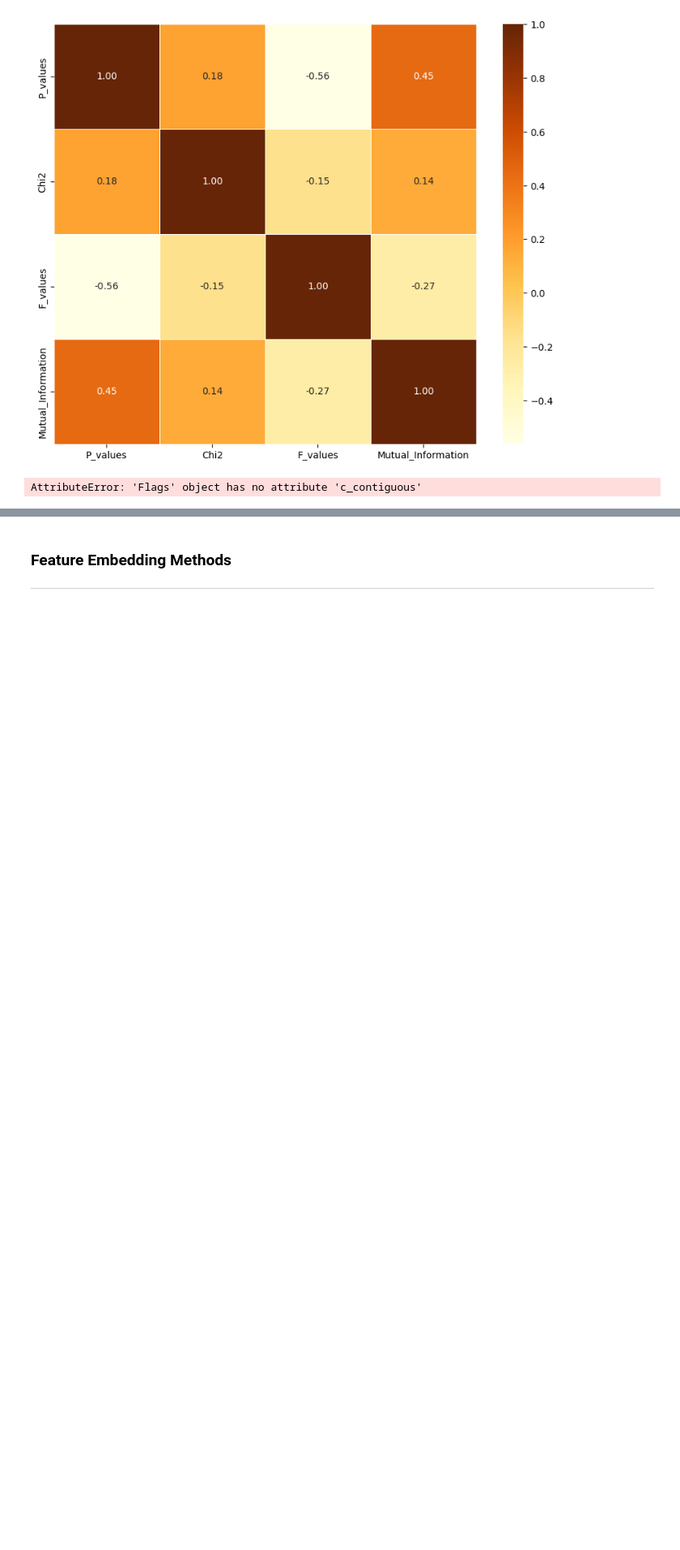
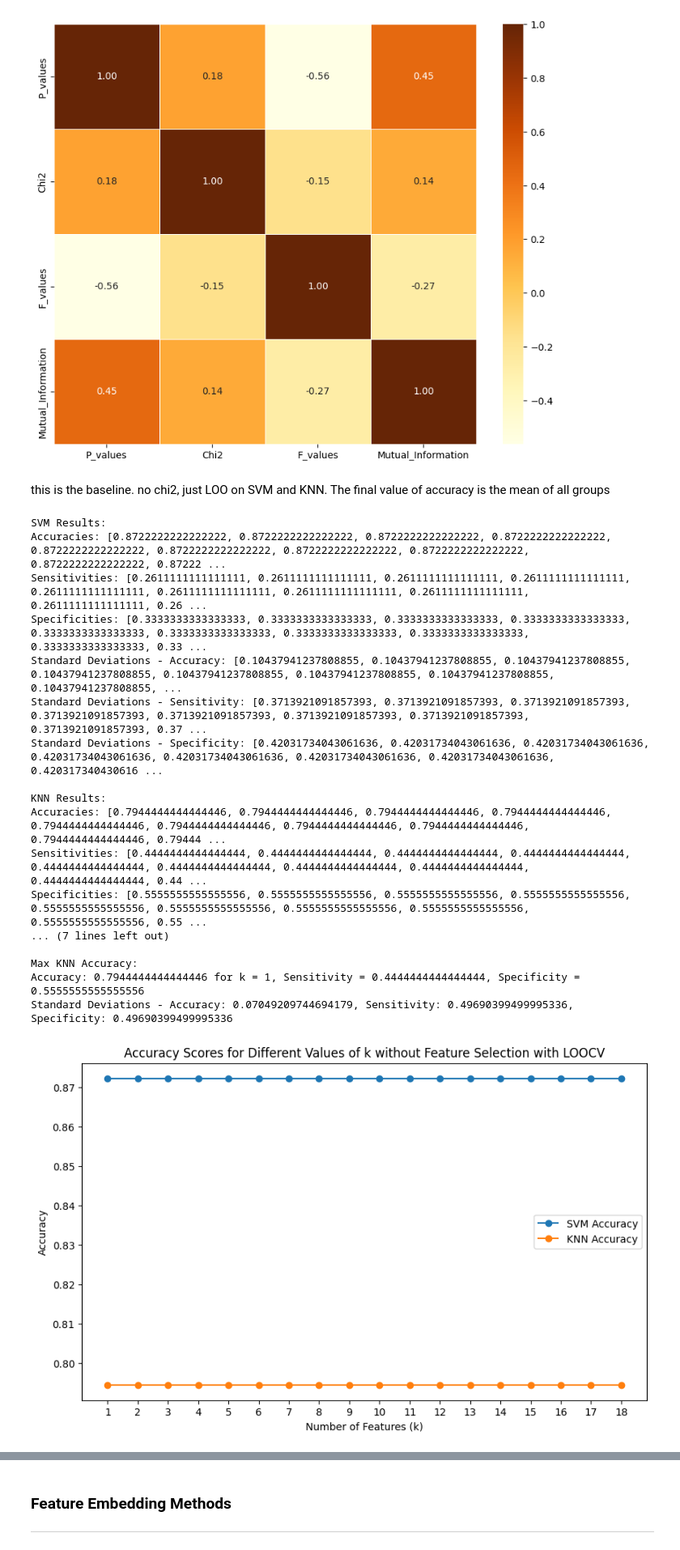
Before and after one commit to AlexandruRO45/ML_DS_Case_Studies, a Jupyter notebook: Feature engineering/Case_Study.ipynb, the cells around one changed output, grey strips where cells are left out. Shown at 81% size. Saved outputs shown, nothing was run; the diff lists cells and outputs as text; code cells hidden in the pictures; blank space fills up the shorter version.

```diff
--- a/Feature engineering/Case_Study.ipynb
+++ b/Feature engineering/Case_Study.ipynb
@@ -332,6 +332,8 @@ sns.heatmap(corr_matrix, annot=True, cmap='YlOrBr', fmt='.2f', linewidths=0.5)
 plt.show()
 # %% [output]
 [figure]
+# %% [markdown]
+this is the baseline. no chi2, just LOO on SVM and KNN. The final value of accuracy is the mean of all groups
 # %%
 groups = np.repeat(np.arange(1, 19), 10)
 
@@ -372,21 +374,24 @@ for k in range(1, 19):  # You can adjust the range based on your requirements
 
         # Calculate sensitivity and specificity for SVM
         conf_matrix_svm = confusion_matrix(y_test, svm_predictions)
-        conf_matrix_svm = np.squeeze(conf_matrix_svm)  # Ensure it's a 1D array
 
-        if conf_matrix_svm.ndim == 0:  # Check if it's a 0-dimensional array
-            tn, fp, fn, tp = 0, 0, 0, conf_matrix_svm[()]
+        # Ensure it's a 2x2 array
+        if conf_matrix_svm.shape == (2, 2):
+            tn, fp, fn, tp = conf_matrix_svm.ravel()
         else:
-            tn, fp, fn, tp = conf_matrix_svm[0], 0, 0, conf_matrix_svm[1]
+            # Handle the case where the confusion matrix has a different shape (e.g., due to multi-class)
+            # You can choose how to handle it, for example, by setting all values to 0
+            tn, fp, fn, tp = 0, 0, 0, 0
 
         # Avoid division by zero
-        denominator_sensitivity = (tp + fn) if np.any(tp + fn) else 1
-        denominator_specificity = (tn + fp) if np.any(tn + fp) else 1
+        denominator_sensitivity = (tp + fn) if (tp + fn != 0) else 1
+        denominator_specificity = (tn + fp) if (tn + fp != 0) else 1
 
-        # Check if denominator is not zero before performing division
+        # Calculate sensitivity and specificity
         sensitivity = tp / denominator_sensitivity
         specificity = tn / denominator_specificity
 
+        # Now, you can append sensitivity and specificity to the respective lists
         svm_accuracy_group.append(accuracy_score(y_test, svm_predictions))
         svm_sensitivity_group.append(sensitivity)
         svm_specificity_group.append(specificity)
@@ -459,34 +464,51 @@ max_svm_accuracy_std = svm_accuracy_std[svm_accuracies.index(max_svm_accuracy)]
 max_svm_sensitivity_std = svm_sensitivity_std[svm_accuracies.index(max_svm_accuracy)]
 max_svm_specificity_std = svm_specificity_std[svm_accuracies.index(max_svm_accuracy)]
 
 max_knn_accuracy = max(knn_accuracies)
 max_knn_k = knn_accuracies.index(max_knn_accuracy) + 1  # Adding 1 because the index starts from 0
 max_knn_sensitivity = knn_sensitivities[knn_accuracies.index(max_knn_accuracy)]
 max_knn_specificity = knn_specificities[knn_accuracies.index(max_knn_accuracy)]
 max_knn_accuracy_std = knn_accuracy_std[knn_accuracies.index(max_knn_accuracy)]
 max_knn_sensitivity_std = knn_sensitivity_std[knn_accuracies.index(max_knn_accuracy)]
 max_knn_specificity_std = knn_specificity_std[knn_accuracies.index(max_knn_accuracy)]
 
 print("\nMax SVM Accuracy:")
 print(f"Accuracy: {max_svm_accuracy} for k = {max_svm_k}, Sensitivity = {max_svm_sensitivity}, Specificity = {max_svm_specificity}")
 print(f"Standard Deviations - Accuracy: {max_svm_accuracy_std}, Sensitivity: {max_svm_sensitivity_std}, Specificity: {max_svm_specificity_std}")
 
 print("\nMax KNN Accuracy:")
 print(f"Accuracy: {max_knn_accuracy} for k = {max_knn_k}, Sensitivity = {max_knn_sensitivity}, Specificity = {max_knn_specificity}")
 print(f"Standard Deviations - Accuracy: {max_knn_accuracy_std}, Sensitivity: {max_knn_sensitivity_std}, Specificity: {max_knn_specificity_std}")
 
 # Plot the accuracy scores for different values of k
 plt.figure(figsize=(10, 6))
 plt.plot(range(1, 19), svm_accuracies, marker='o', label='SVM Accuracy')
 plt.plot(range(1, 19), knn_accuracies, marker='o', label='KNN Accuracy')
 plt.xlabel('Number of Features (k)')
 plt.ylabel('Accuracy')
 plt.title('Accuracy Scores for Different Values of k without Feature Selection with LOOCV')
 plt.xticks(range(1, 19))  # Assuming you have 18 groups/subjects
 plt.legend()
 plt.show()
 # %% [output]
-AttributeError: 'Flags' object has no attribute 'c_contiguous'
+SVM Results:
+Accuracies: [0.8722222222222222, 0.8722222222222222, 0.8722222222222222, 0.8722222222222222, 0.8722222222222222, 0.8722222222222222, 0.8722222222222222, 0.8722222222222222, 0.8722222222222222, 0.87222 ...
+Sensitivities: [0.2611111111111111, 0.2611111111111111, 0.2611111111111111, 0.2611111111111111, 0.2611111111111111, 0.2611111111111111, 0.2611111111111111, 0.2611111111111111, 0.2611111111111111, 0.26 ...
+Specificities: [0.3333333333333333, 0.3333333333333333, 0.3333333333333333, 0.3333333333333333, 0.3333333333333333, 0.3333333333333333, 0.3333333333333333, 0.3333333333333333, 0.3333333333333333, 0.33 ...
+Standard Deviations - Accuracy: [0.10437941237808855, 0.10437941237808855, 0.10437941237808855, 0.10437941237808855, 0.10437941237808855, 0.10437941237808855, 0.10437941237808855, 0.10437941237808855, ...
+Standard Deviations - Sensitivity: [0.3713921091857393, 0.3713921091857393, 0.3713921091857393, 0.3713921091857393, 0.3713921091857393, 0.3713921091857393, 0.3713921091857393, 0.3713921091857393, 0.37 ...
+Standard Deviations - Specificity: [0.42031734043061636, 0.42031734043061636, 0.42031734043061636, 0.42031734043061636, 0.42031734043061636, 0.42031734043061636, 0.42031734043061636, 0.420317340430616 ...
+
+KNN Results:
+Accuracies: [0.7944444444444446, 0.7944444444444446, 0.7944444444444446, 0.7944444444444446, 0.7944444444444446, 0.7944444444444446, 0.7944444444444446, 0.7944444444444446, 0.7944444444444446, 0.79444 ...
+Sensitivities: [0.4444444444444444, 0.4444444444444444, 0.4444444444444444, 0.4444444444444444, 0.4444444444444444, 0.4444444444444444, 0.4444444444444444, 0.4444444444444444, 0.4444444444444444, 0.44 ...
+Specificities: [0.5555555555555556, 0.5555555555555556, 0.5555555555555556, 0.5555555555555556, 0.5555555555555556, 0.5555555555555556, 0.5555555555555556, 0.5555555555555556, 0.5555555555555556, 0.55 ...
+... (7 lines left out)
+
+Max KNN Accuracy:
+Accuracy: 0.7944444444444446 for k = 1, Sensitivity = 0.4444444444444444, Specificity = 0.5555555555555556
+Standard Deviations - Accuracy: 0.07049209744694179, Sensitivity: 0.49690399499995336, Specificity: 0.49690399499995336
+[figure, added]
 # %%
 groups = np.repeat(np.arange(18), 10)
 
```
Also changed, not shown: parts of 19 cells of this notebook, 1 other file.
